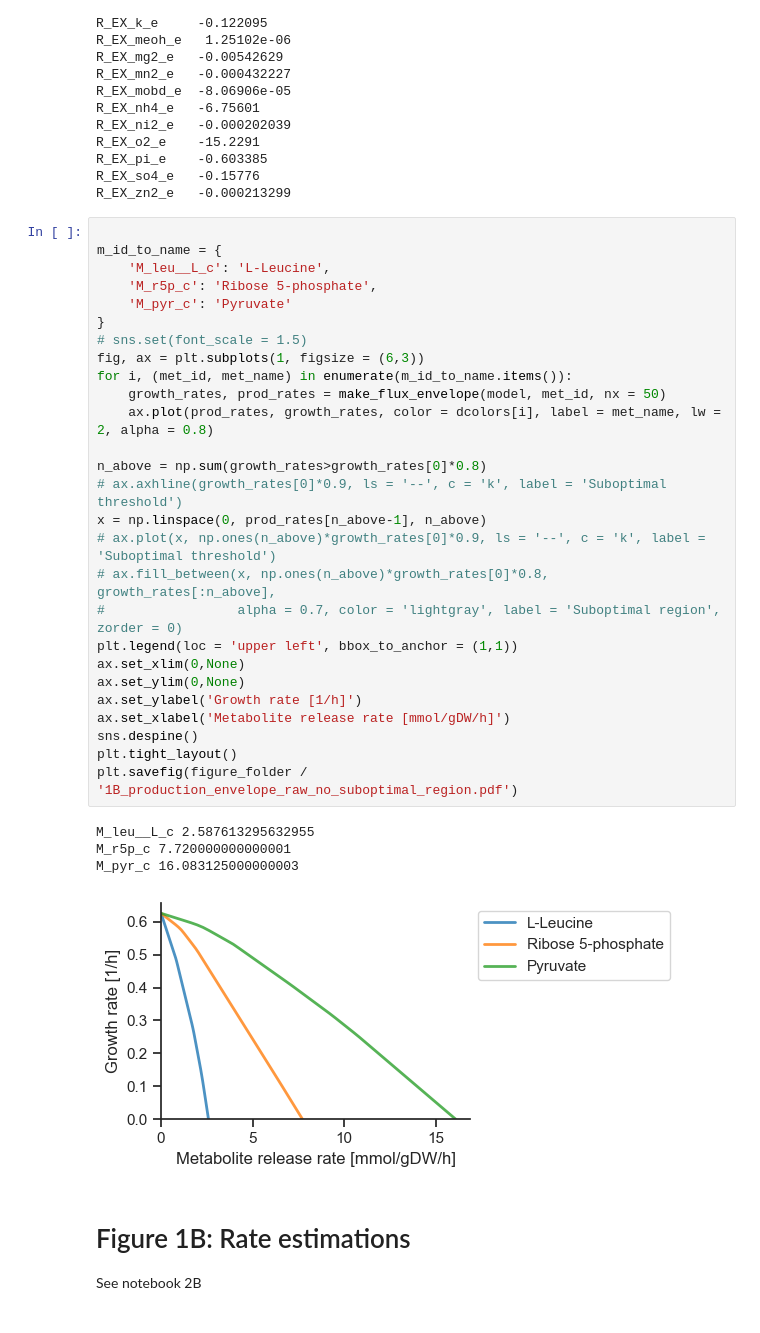
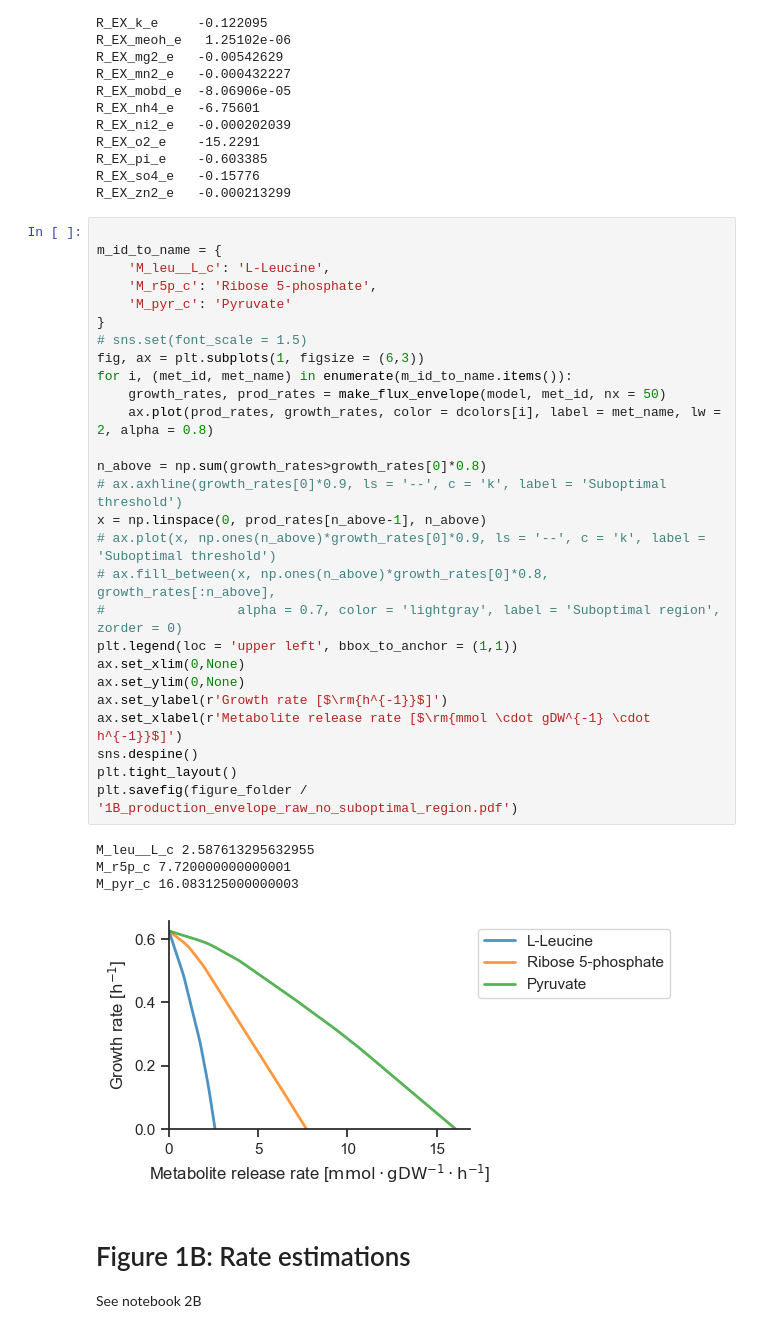
Before and after one commit to sulheim/metabolite-release, a Jupyter notebook: notebooks/1_release_rates/4_div/4C_make_figure_1.ipynb, the cells around one changed output. Drawn from its saved outputs; the diff is of its cells as text.

Commit message:
Finalized panels for Figure 1

```diff
--- a/notebooks/1_release_rates/4_div/4C_make_figure_1.ipynb
+++ b/notebooks/1_release_rates/4_div/4C_make_figure_1.ipynb
@@ -148,35 +148,35 @@ R_EX_zn2_e   -0.000213299
 # %%
 
 m_id_to_name = {
     'M_leu__L_c': 'L-Leucine',
     'M_r5p_c': 'Ribose 5-phosphate',
     'M_pyr_c': 'Pyruvate'
 }
 # sns.set(font_scale = 1.5)
 fig, ax = plt.subplots(1, figsize = (6,3))
 for i, (met_id, met_name) in enumerate(m_id_to_name.items()):
     growth_rates, prod_rates = make_flux_envelope(model, met_id, nx = 50)
     ax.plot(prod_rates, growth_rates, color = dcolors[i], label = met_name, lw = 2, alpha = 0.8)
 
 n_above = np.sum(growth_rates>growth_rates[0]*0.8)
 # ax.axhline(growth_rates[0]*0.9, ls = '--', c = 'k', label = 'Suboptimal threshold')
 x = np.linspace(0, prod_rates[n_above-1], n_above)
 # ax.plot(x, np.ones(n_above)*growth_rates[0]*0.9, ls = '--', c = 'k', label = 'Suboptimal threshold')
 # ax.fill_between(x, np.ones(n_above)*growth_rates[0]*0.8, growth_rates[:n_above],
 #                 alpha = 0.7, color = 'lightgray', label = 'Suboptimal region', zorder = 0)
 plt.legend(loc = 'upper left', bbox_to_anchor = (1,1))
 ax.set_xlim(0,None)
 ax.set_ylim(0,None)
-ax.set_ylabel('Growth rate [1/h]')
-ax.set_xlabel('Metabolite release rate [mmol/gDW/h]')
+ax.set_ylabel(r'Growth rate [$\rm{h^{-1}}$]')
+ax.set_xlabel(r'Metabolite release rate [$\rm{mmol \cdot gDW^{-1} \cdot h^{-1}}$]')
 sns.despine()
 plt.tight_layout()
 plt.savefig(figure_folder / '1B_production_envelope_raw_no_suboptimal_region.pdf')
 # %% [output]
 M_leu__L_c 2.587613295632955
 M_r5p_c 7.720000000000001
 M_pyr_c 16.083125000000003
-[figure, old version]
+[figure, new version]
 # %% [markdown]
 # Figure 1B: Rate estimations
 See notebook 2B
```
Also changed, not shown: parts of 24 cells of this notebook, 5 other files.
